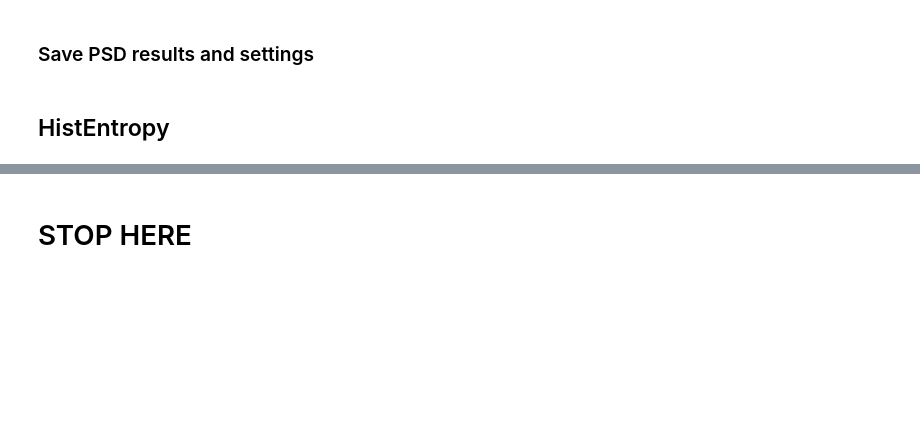
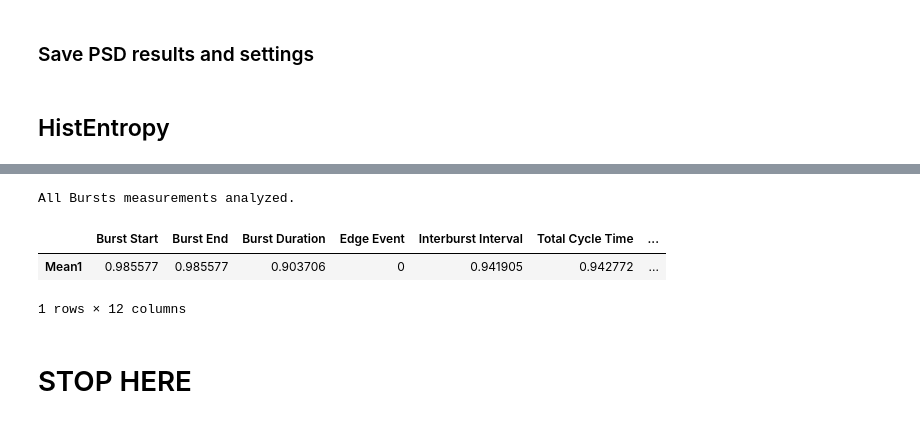
Before and after one commit to drcgw/bass, a Jupyter notebook: Single Wave- Interactive.ipynb, the cells around one changed output, grey strips where cells are left out. Drawn from its saved outputs; the diff is of its cells as text; code cells hidden in the pictures; blank space fills up the shorter version.

```diff
--- a/Single Wave- Interactive.ipynb
+++ b/Single Wave- Interactive.ipynb
@@ -392,3 +482,0 @@ https://github.com/drcgw/SWAN/wiki/Tutorial#histentropy
-# %%
-Results = histent_peaks(Results)
-Results['Histogram Entropy']
@@ -397,3 +482,0 @@ Hisogram Entropy on burst intervals
-# %%
-Results = histent_bursts(Results)
-Results['Histogram Entropy']
@@ -405,3 +489,14 @@ Results['Histogram Entropy'].to_csv(r'%s/%s/%s_Histogram_Entropy.csv'%(Settings[
+# %%
+#Histogram Entropy
+event_type = 'Bursts'
+meas = 'all'
+Results = histent_wrapper(event_type, meas, Data, Settings, Results)
+Results['Histogram Entropy']
+# %% [output]
+All Bursts measurements analyzed.
+|  | Burst Start | Burst End | Burst Duration | Edge Event | Interburst Interval | Total Cycle Time | ... |
+| Mean1 | 0.985577 | 0.985577 | 0.903706 | 0 | 0.941905 | 0.942772 | ... |
+1 rows × 12 columns
 # %% [markdown]
 # STOP HERE
 # %% [markdown]
```
Also changed, not shown: parts of 16 cells of this notebook, 2 other files.
